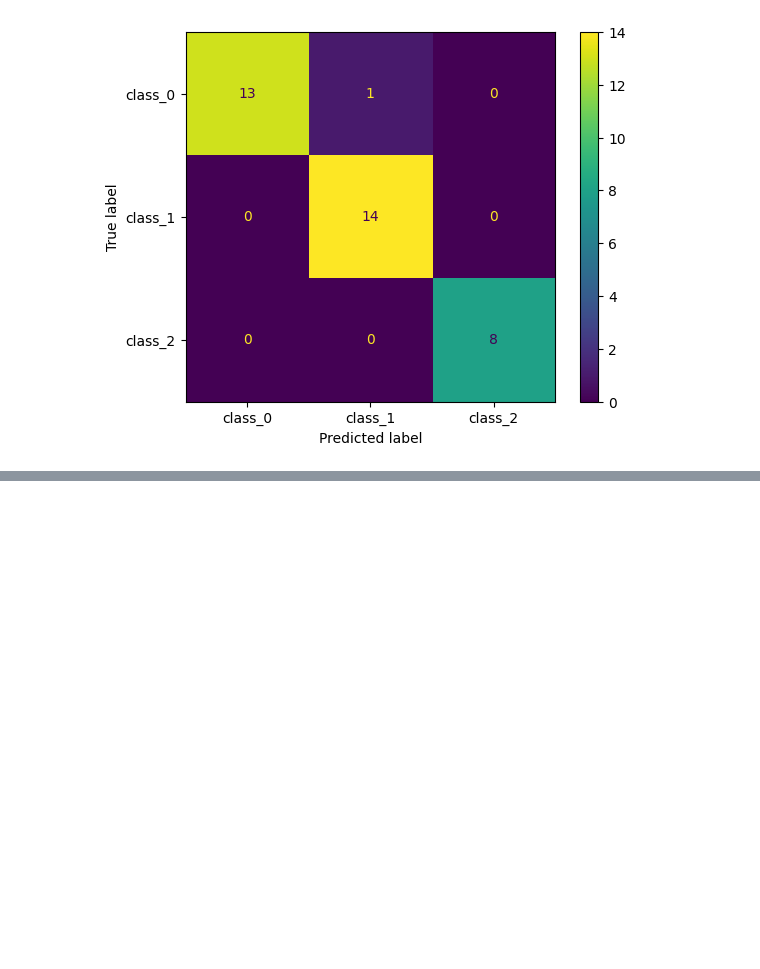
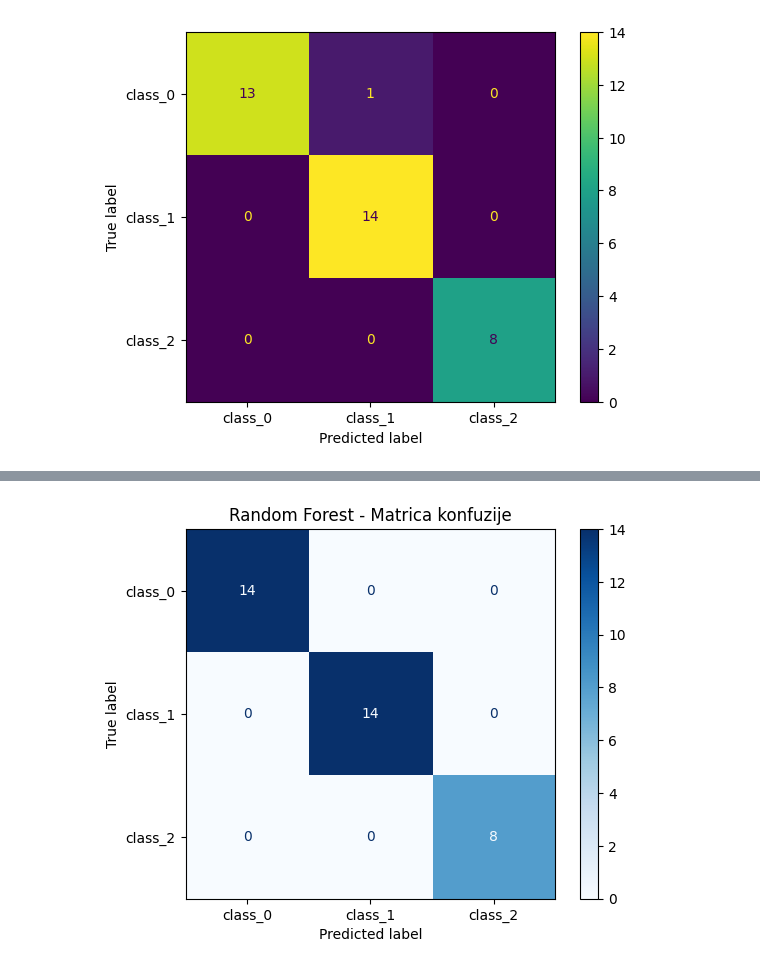
Before and after one commit to zelic-marko03/projekatNANS, a Jupyter notebook: projekat.ipynb, the cells around one changed output, grey strips where cells are left out. Saved outputs shown, nothing was run; the diff lists cells and outputs as text; code cells hidden in the pictures; blank space fills up the shorter version.

Commit message:
Random Forest

```diff
--- a/projekat.ipynb
+++ b/projekat.ipynb
@@ -121,3 +124,6 @@ disp.plot()
 # %% [output]
 <sklearn.metrics._plot.confusion_matrix.ConfusionMatrixDisplay at 0x...>
 [figure]
+# %%
+model3 = RandomForestClassifier(n_estimators=500, random_state=42)
+model3.fit(X_train, y_train)
@@ -123,0 +132,2 @@ disp.plot()
+# %%
+y_pred_rf = model3.predict(X_test)
@@ -123,0 +148,6 @@ disp.plot()
+# %%
+ConfusionMatrixDisplay.from_predictions(y_test, y_pred_rf, display_labels=wine.target_names, cmap='Blues')
+plt.title("Random Forest - Matrica konfuzije")
+plt.show()
+# %% [output]
+[figure, added]
```
Also changed, not shown: parts of 5 cells of this notebook.
